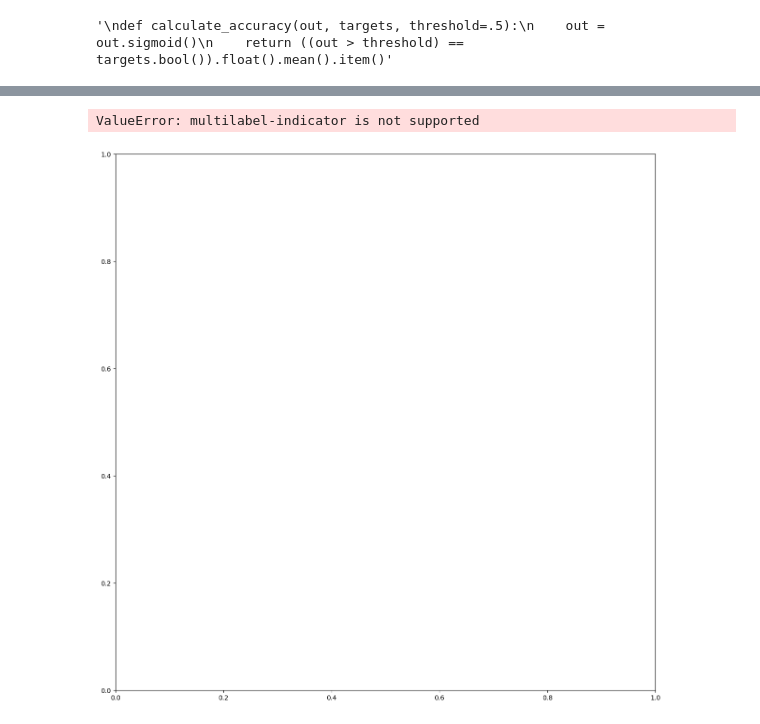
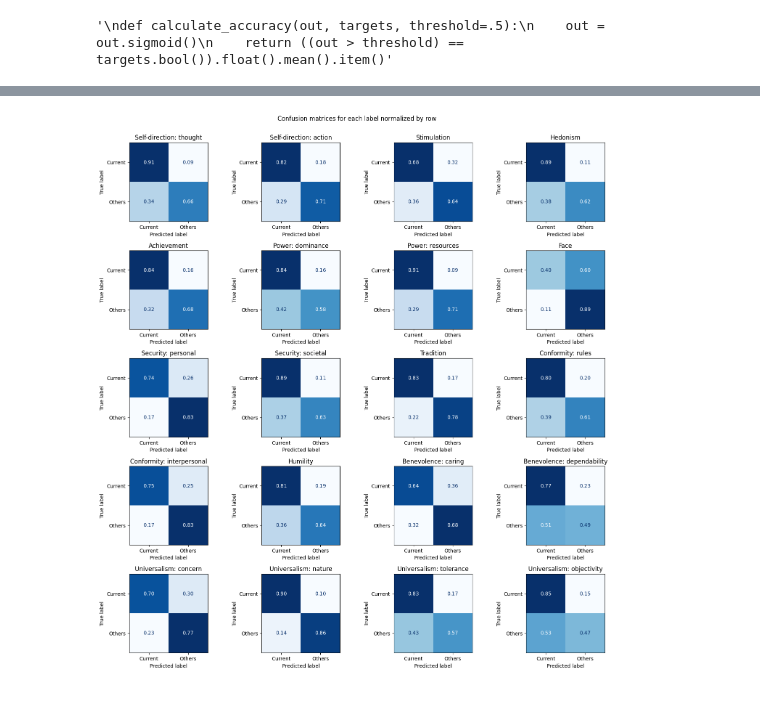
Before and after one commit to RiccardoSpolaor/NLP-project, a Jupyter notebook: src/main.ipynb, the cells around one changed output, grey strips where cells are left out. Drawn from its saved outputs; the diff is of its cells as text; code cells hidden in the pictures.

Commit message:
Add confusion matrices and rerun

```diff
--- a/src/main.ipynb
+++ b/src/main.ipynb
@@ -1048,15 +939,41 @@ print(confusion_matrix)
-# %%
-from sklearn.metrics import ConfusionMatrixDisplay
-
-fig, ax = plt.subplots(figsize=(15,15))
-
-confusion_matrix = ConfusionMatrixDisplay.from_predictions(y_true, y_pred, display_labels=labels_train_df.columns.to_list(),
-                                                           normalize='true', cmap=plt.cm.Blues, values_format=".2f",ax=ax)
-
-confusion_matrix.ax_.get_images()[0].set_clim(0, 1)
-# %% [output]
-ValueError: multilabel-indicator is not supported
-[figure, removed]
+# %%
+from copy import deepcopy
+
+def get_normalized_confusion_matrices(confusion_matrices: np.ndarray, normalize_by: str = 'recall'):
+    assert normalize_by in ['recall', 'precision', 'accuracy'], \
+        'Select one normalization metric among: recall, precision or accuracy'
+
+    confusion_matrices = deepcopy(confusion_matrices)
+
+    for i in range(confusion_matrices.shape[0]):
+        if normalize_by == 'accuracy':
+            confusion_matrices[i] = confusion_matrix[i] / confusion_matrix[i].sum()
+        elif normalize_by == 'precision':
+            confusion_matrices[i] = confusion_matrix[i] / confusion_matrix[i].sum(axis=0)
+        elif normalize_by == 'recall':
+            confusion_matrices[i] = confusion_matrix[i] / confusion_matrix[i].sum(axis=1, keepdims=True)
+
+    return confusion_matrices
+# %%
+confusion_matrix_recall = get_normalized_confusion_matrices(confusion_matrix)
+# %%
+from sklearn.metrics import ConfusionMatrixDisplay
+
+fig, ax = plt.subplots(5, 4, figsize=(15, 15))
+
+for i, (matrix, label) in enumerate(zip(confusion_matrix_recall, labels_train_df.columns.to_list())):
+    ax = plt.subplot(5, 4, i + 1)
+    cf = ConfusionMatrixDisplay(matrix, display_labels=['Current', 'Others'])
+    cf.plot(cmap=plt.cm.Blues, values_format=".2f", ax=ax, colorbar=False)
+    ax.set_title(label)
+
+fig.tight_layout()
+
+plt.suptitle('Confusion matrices for each label normalized by row', y=1.025)
+
+plt.show()
+# %% [output]
+[figure, added]
 # %%
 from sklearn.metrics import f1_score
 
```
Also changed, not shown: parts of 27 cells of this notebook.
